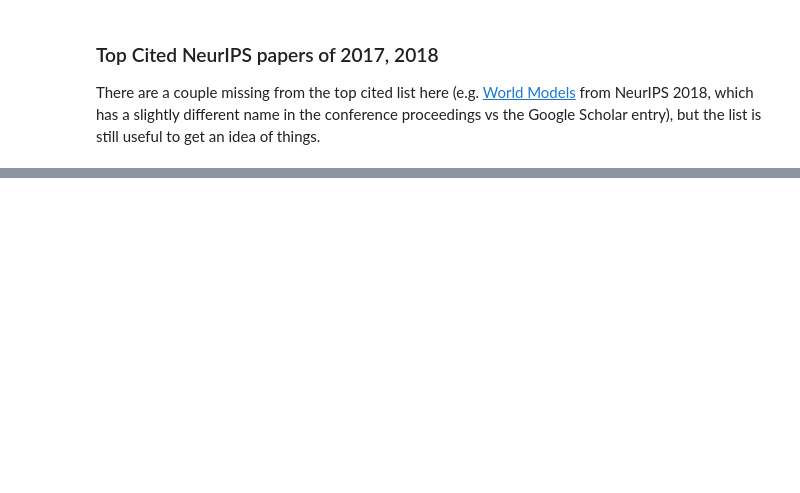
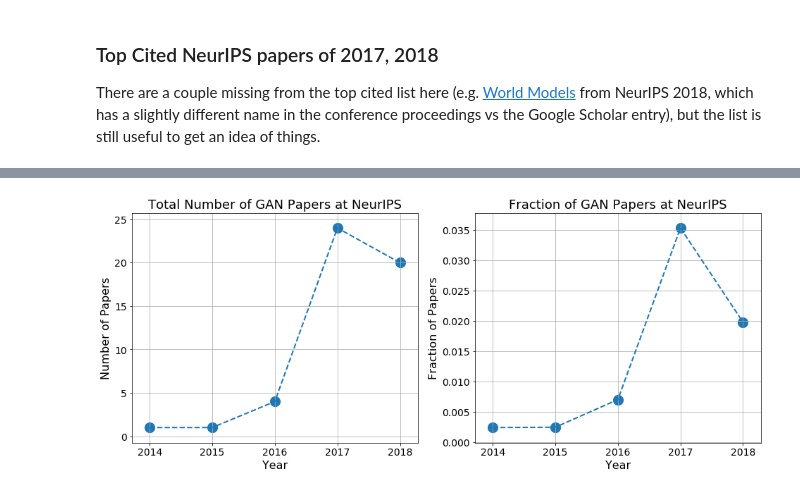
Before and after one commit to maithraraghu/MLcites, a Jupyter notebook: Paper_Statistics_Analysis.ipynb, the cells around one changed output, grey strips where cells are left out. Saved outputs shown, nothing was run; the diff lists cells and outputs as text; code cells hidden in the pictures; blank space fills up the shorter version.

```diff
--- a/Paper_Statistics_Analysis.ipynb
+++ b/Paper_Statistics_Analysis.ipynb
@@ -151,0 +221,53 @@ The code below is a rough attempt at seeing what the breakdown looks like. Note
+# %%
+# rough frequency of GAN papers
+gan_keywords = ['gan ',
+                ' gan',
+                'gans ',
+                ' gans',
+                'generative adversarial net',
+                'generative adversarial nets',
+                'generative adversarial network',
+                'generative adversarial networks',]
+gan_frequencies = []
+for df in neurips:
+    count = 0.
+    titles = list(df.name)
+    # enumerate through titles to see which are GAN papers
+    for t in titles:
+        # preprocess to help with keyword match
+        t = t.lower()
+        t = re.sub('[^0-9a-zA-Z]+', ' ', t)
+
+        # check if any of the keywords are in the title
+        for gk in gan_keywords:
+            if gk in t:
+                count += 1
+                break
+
+    # add the count and the total number of paeprs
+    gan_frequencies.append((count, len(df)))
+
+# plot of the results
+fig, axs = plt.subplots(1, 2, figsize=(16, 6))
+
+def _gan_plot_helper(ax, ys, xlabel, ylabel, title):
+    ax.plot(neurips_years, ys, lw=2.0, linestyle='--')
+    ax.scatter(neurips_years, ys, s=200)
+    ax.grid()
+    ax.set_title(title, fontsize=18)
+    _ = ax.set_xticks([int(ny) for ny in neurips_years])
+    ax.set_xlabel(xlabel, fontsize=16)
+    ax.set_ylabel(ylabel, fontsize=16)
+    ax.tick_params(axis='both', which='major', labelsize=14)
+
+_gan_plot_helper(axs[0], [i[0] for i in gan_frequencies],
+                'Year', 'Number of Papers',
+                'Total Number of GAN Papers at NeurIPS')
+
+_gan_plot_helper(axs[1], [float(i[0])/i[1] for i in gan_frequencies],
+                'Year', 'Fraction of Papers',
+                'Fraction of GAN Papers at NeurIPS')
+
+plt.savefig('GAN_Trends.png')
+# %% [output]
+[figure, added]
```
Also changed, not shown: parts of 20 cells of this notebook, 4 other files.
